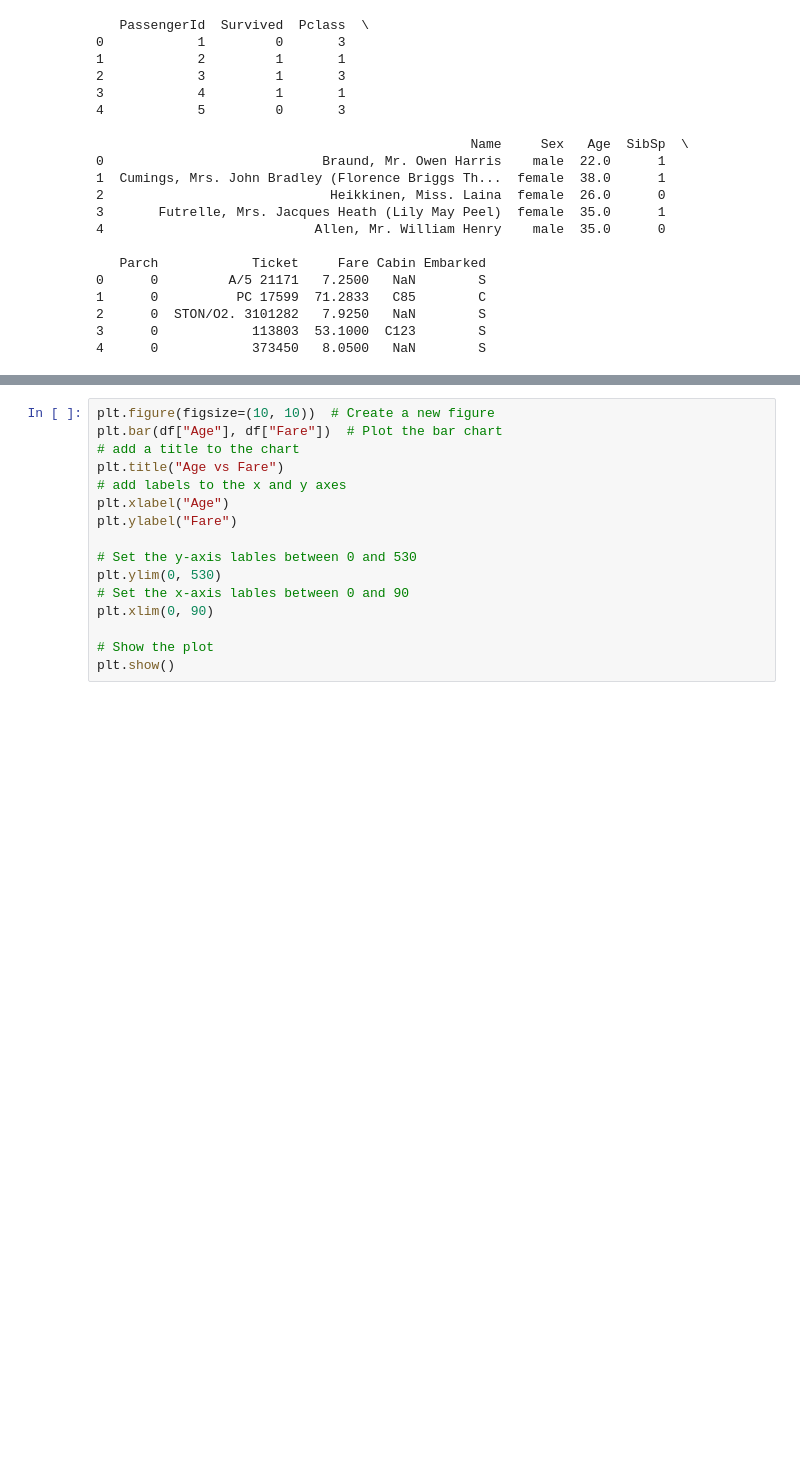
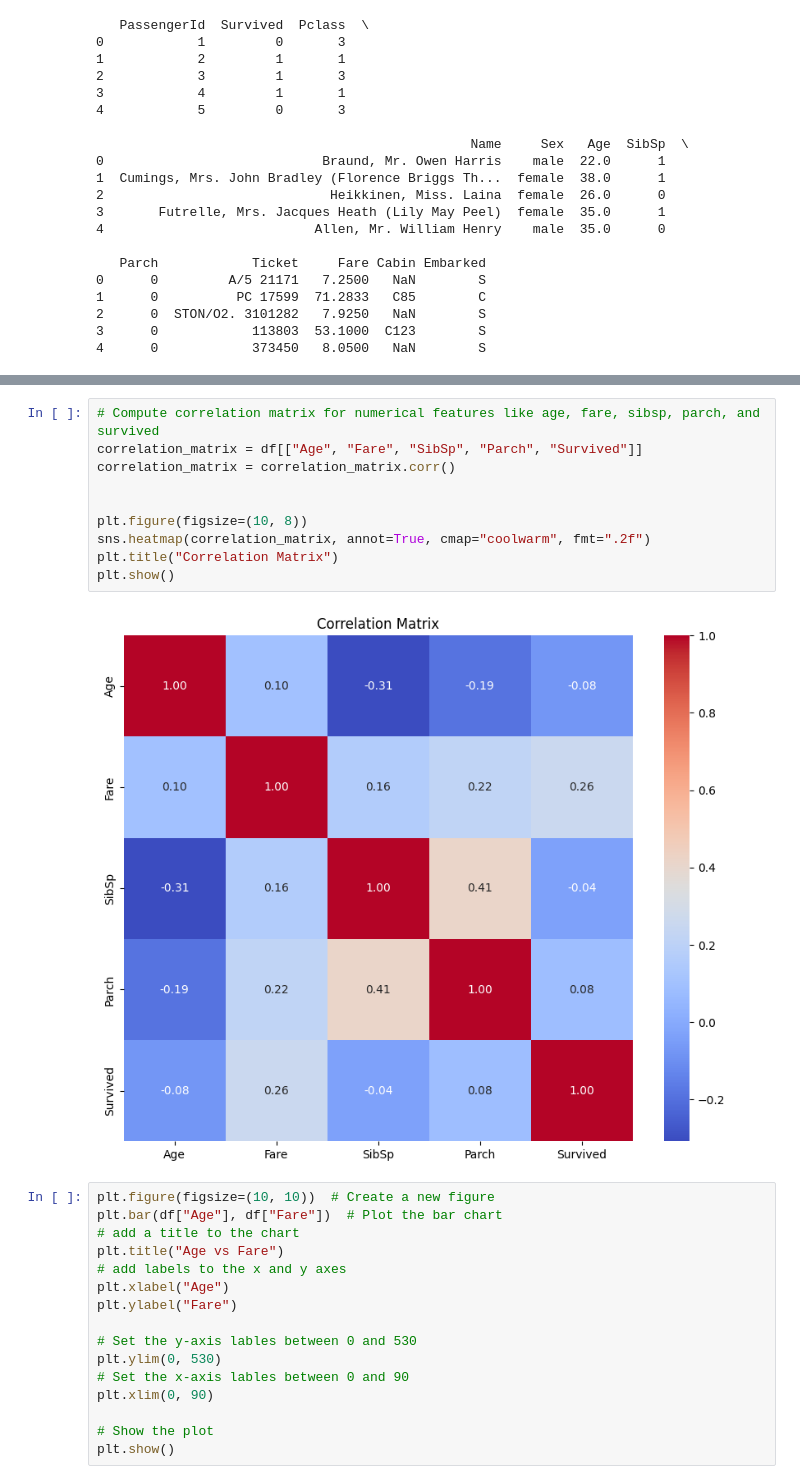
Before and after one commit to KaggleCompetitions2024/Titantic_Predictor, a Jupyter notebook: exploratory_analysis_kat.ipynb, the cells around one changed output, grey strips where cells are left out. Cells and saved outputs as stored; diff of their text form; blank space fills up the shorter version.

```diff
--- a/exploratory_analysis_kat.ipynb
+++ b/exploratory_analysis_kat.ipynb
@@ -39,3 +70,15 @@ print(df.head())
+# %%
+# Compute correlation matrix for numerical features like age, fare, sibsp, parch, and survived
+correlation_matrix = df[["Age", "Fare", "SibSp", "Parch", "Survived"]]
+correlation_matrix = correlation_matrix.corr()
+
+
+plt.figure(figsize=(10, 8))
+sns.heatmap(correlation_matrix, annot=True, cmap="coolwarm", fmt=".2f")
+plt.title("Correlation Matrix")
+plt.show()
+# %% [output]
+[figure, added]
 # %%
 plt.figure(figsize=(10, 10))  # Create a new figure
 plt.bar(df["Age"], df["Fare"])  # Plot the bar chart
```
Also changed, not shown: parts of 4 cells of this notebook.
